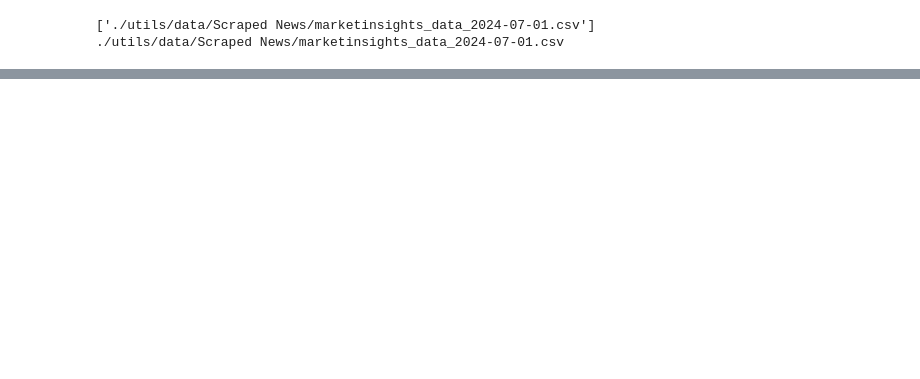
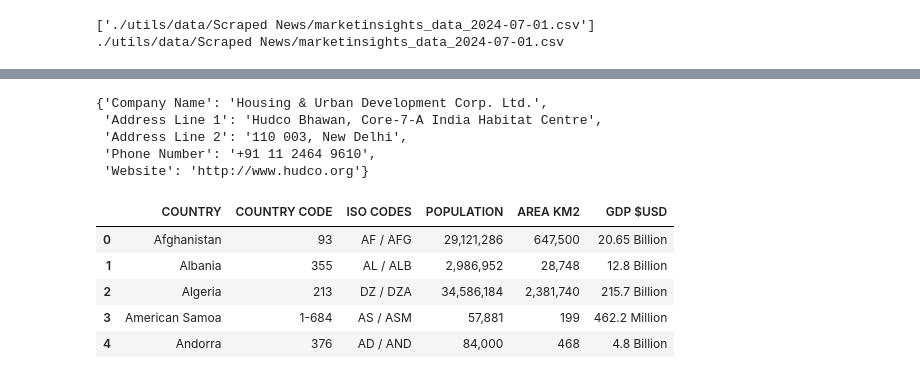
Before and after one commit to NotAlvin/Argus-Pub, a Jupyter notebook: test.ipynb, the cells around one changed output, grey strips where cells are left out. Saved outputs shown, nothing was run; the diff lists cells and outputs as text; code cells hidden in the pictures; blank space fills up the shorter version.

```diff
--- a/test.ipynb
+++ b/test.ipynb
@@ -60,26 +55,75 @@ Other Real Estate Development & Operations
 # %%
+html_content = df['raw'][13]
+
 def get_contact_information(html_content):
     result = {}
     soup = BeautifulSoup(html_content, 'html.parser')
     # Find the div with class 'card-content'
     contact_info_div = soup.find_all('div', class_ = 'card mb-15')
     for div in contact_info_div:
-    # Extract the paragraphs within this div
-        contact_info_paragraphs = div.find_all('p', class_='m-0')
-        if contact_info_paragraphs:
+        try:
+        # Extract the paragraphs within this div
+            contact_info_paragraphs = div.find_all('p', class_='m-0')
+            if contact_info_paragraphs:
 
-            company_name = contact_info_paragraphs[0].text
-            address_line_1 = contact_info_paragraphs[1].text
-            address_line_2 = contact_info_paragraphs[2].text
-            phone_number = contact_info_paragraphs[3].text
+                company_name = contact_info_paragraphs[0].text
+                address_line_1 = contact_info_paragraphs[1].text
+                address_line_2 = contact_info_paragraphs[2].text
+                phone_number = contact_info_paragraphs[3].text
 
-            # Extract the website URL
-            website = div.find('a', class_='m-0')['href']
+                # Extract the website URL
+                website = div.find('a', class_='m-0')['href']
 
-        # Print the extracted information
-        result['Company Name'] = company_name
-        result['Address Line 1'] = address_line_1
-        result['Address Line 2'] = address_line_2
-        result['Phone Number'] = phone_number
-        result['Website'] = website
+            # Print the extracted information
+            result['Company Name'] = company_name
+            result['Address Line 1'] = address_line_1
+            result['Address Line 2'] = address_line_2
+            result['Phone Number'] = phone_number
+            result['Website'] = website
+        except:
+            pass
     return result
+# %% [output]
+{'Company Name': 'Housing & Urban Development Corp. Ltd.',
+ 'Address Line 1': 'Hudco Bhawan, Core-7-A India Habitat Centre',
+ 'Address Line 2': '110 003, New Delhi',
+ 'Phone Number': '+91 11 2464 9610',
+ 'Website': 'http://www.hudco.org'}
+# %%
+# Fetch the webpage
+def get_country_mapping():
+    url = "https://www.countrycode.org"
+    response = requests.get(url)
+
+    # Parse the HTML content
+    soup = BeautifulSoup(response.text, 'html.parser')
+
+    # Find the table
+    table = soup.find('table')
+
+    # Extract the table headers
+    headers = []
+    for th in table.find_all('th'):
+        headers.append(th.text.strip())
+
+    # Extract the table rows
+    rows = []
+    for tr in table.find_all('tr'):
+        cells = tr.find_all('td')
+        row = [cell.text.strip() for cell in cells]
+        if row:
+            rows.append(row)
+
+    # Create a DataFrame
+    df = pd.DataFrame(rows, columns=headers)
+    return df
+# %%
+mapping = get_country_mapping()
+mapping.head()
+# %% [output]
+|  | COUNTRY | COUNTRY CODE | ISO CODES | POPULATION | AREA KM2 | GDP $USD |
+| 0 | Afghanistan | 93 | AF / AFG | 29,121,286 | 647,500 | 20.65 Billion |
+| 1 | Albania | 355 | AL / ALB | 2,986,952 | 28,748 | 12.8 Billion |
+| 2 | Algeria | 213 | DZ / DZA | 34,586,184 | 2,381,740 | 215.7 Billion |
+| 3 | American Samoa | 1-684 | AS / ASM | 57,881 | 199 | 462.2 Million |
+| 4 | Andorra | 376 | AD / AND | 84,000 | 468 | 4.8 Billion |
```
Also changed, not shown: parts of 14 cells of this notebook, 3 other files.
